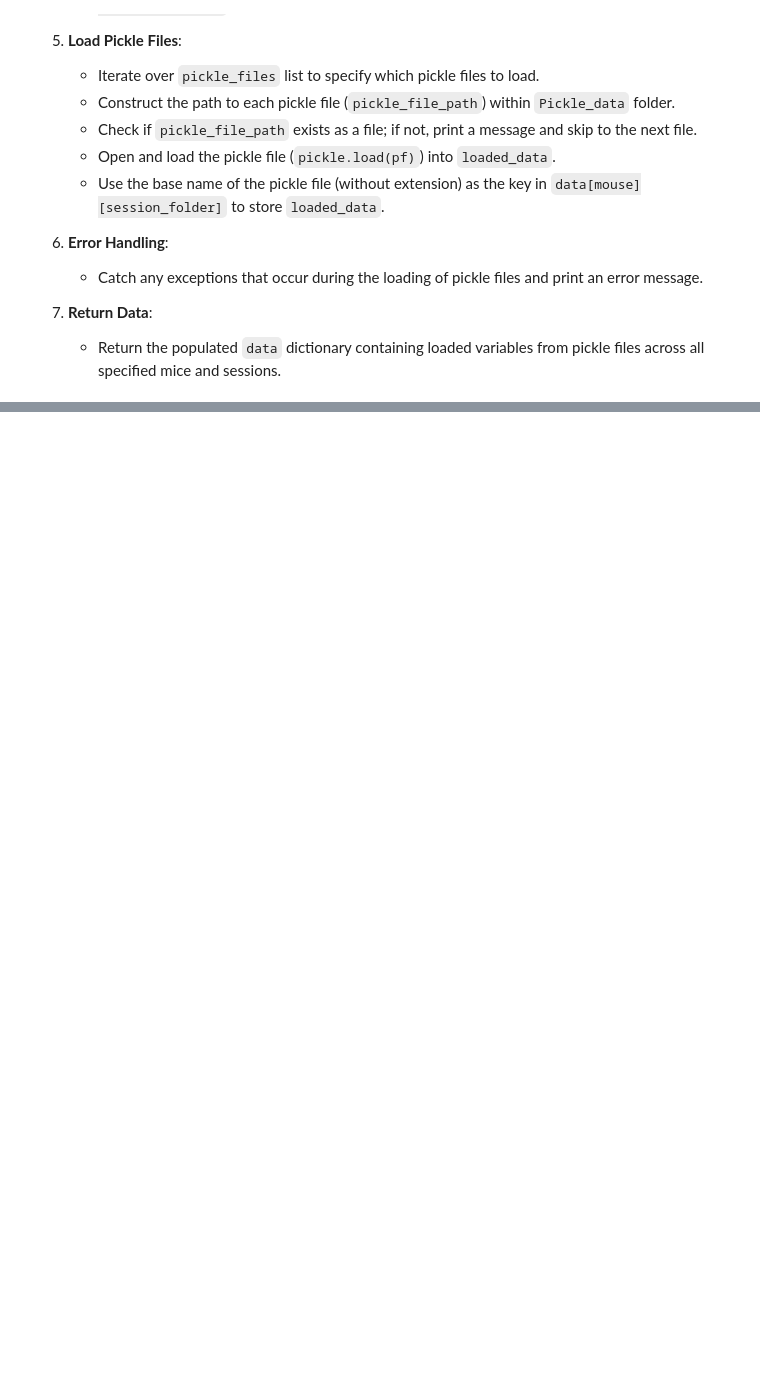
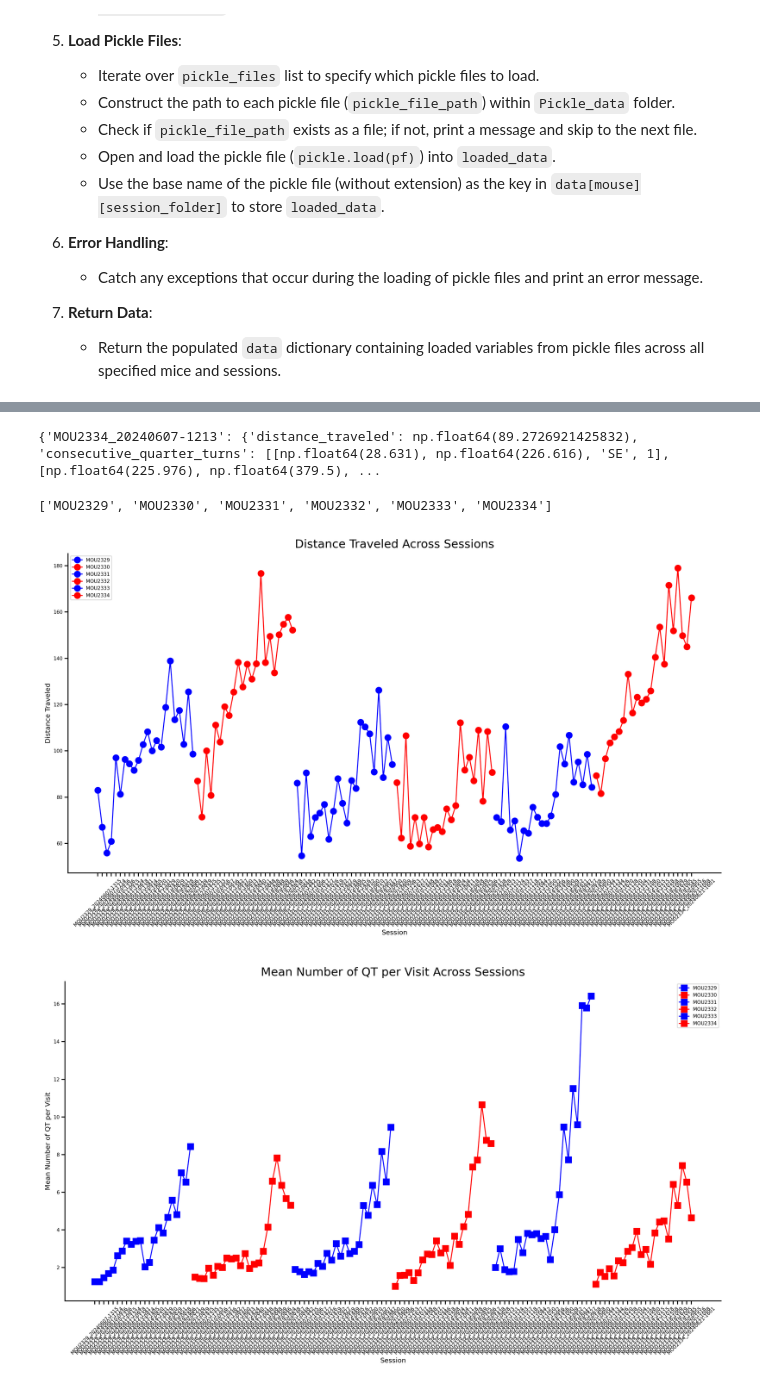
Before and after one commit to HeathenToaster/MouseTache, a Jupyter notebook: Draft_Follow_Perf_AcrossMice-Sessions.ipynb, the cells around one changed output, grey strips where cells are left out. Cells and saved outputs as stored; diff of their text form; code cells hidden in the pictures; blank space fills up the shorter version.

Commit message:
start ading a graphical representation

```diff
--- a/Draft_Follow_Perf_AcrossMice-Sessions.ipynb
+++ b/Draft_Follow_Perf_AcrossMice-Sessions.ipynb
@@ -208,0 +294,76 @@ data
+# %%
+print(data['MOU2334'])
+# %% [output]
+{'MOU2334_20240607-1213': {'distance_traveled': np.float64(89.2726921425832), 'consecutive_quarter_turns': [[np.float64(28.631), np.float64(226.616), 'SE', 1], [np.float64(225.976), np.float64(379.5), ...
+# %%
+mice_list
+# %% [output]
+['MOU2329', 'MOU2330', 'MOU2331', 'MOU2332', 'MOU2333', 'MOU2334']
+# %%
+# Mapping odd and even mice names to colors
+mice_colors = {}
+for idx, mouse in enumerate(['MOU2329', 'MOU2330', 'MOU2331', 'MOU2332', 'MOU2333', 'MOU2334']):
+    if idx % 2 == 0:
+        mice_colors[mouse] = 'blue'
+    else:
+        mice_colors[mouse] = 'red'
+
+# Plotting distance_traveled across sessions for each mouse
+plt.figure(figsize=(10, 6))
+for mouse, sessions_data in data.items():
+    distances = []
+    session_labels = []
+    for session, session_data in sessions_data.items():
+        if 'distance_traveled' in session_data:
+            distances.append(session_data['distance_traveled'])
+            session_labels.append(session)
+    plt.plot(session_labels, distances, marker='o', linestyle='-', color=mice_colors[mouse], label=mouse)
+
+plt.title('Distance Traveled Across Sessions')
+plt.xlabel('Session')
+plt.ylabel('Distance Traveled')
+plt.xticks(rotation=45)
+plt.legend()
+plt.tight_layout()
+plt.show()
+
+# Plotting mean_nber_of_QT_per_visit across sessions for each mouse
+plt.figure(figsize=(10, 6))
+for mouse, sessions_data in data.items():
+    means = []
+    session_labels = []
+    for session, session_data in sessions_data.items():
+        if 'mean_nber_of_QT_per_visit' in session_data:
+            means.append(session_data['mean_nber_of_QT_per_visit'])
+            session_labels.append(session)
+    plt.plot(session_labels, means, marker='s', linestyle='-', color=mice_colors[mouse], label=mouse)
+
+plt.title('Mean Number of QT per Visit Across Sessions')
+plt.xlabel('Session')
+plt.ylabel('Mean Number of QT per Visit')
+plt.xticks(rotation=45)
+plt.legend()
+plt.tight_layout()
+plt.show()
+
+# Plotting nber_of_tower_visits across sessions for each mouse
+plt.figure(figsize=(10, 6))
+for mouse, sessions_data in data.items():
+    visits = []
+    session_labels = []
+    for session, session_data in sessions_data.items():
+        if 'nber_of_tower_visits' in session_data:
+            visits.append(session_data['nber_of_tower_visits'])
+            session_labels.append(session)
+    plt.plot(session_labels, visits, marker='^', linestyle='-', color=mice_colors[mouse], label=mouse)
+
+plt.title('Number of Tower Visits Across Sessions')
+plt.xlabel('Session')
+plt.ylabel('Number of Tower Visits')
+plt.xticks(rotation=45)
+plt.legend()
+plt.tight_layout()
+plt.show()
+# %% [output]
+[figure, added]
+[figure, added]
```
Also changed, not shown: parts of 5 cells of this notebook.
